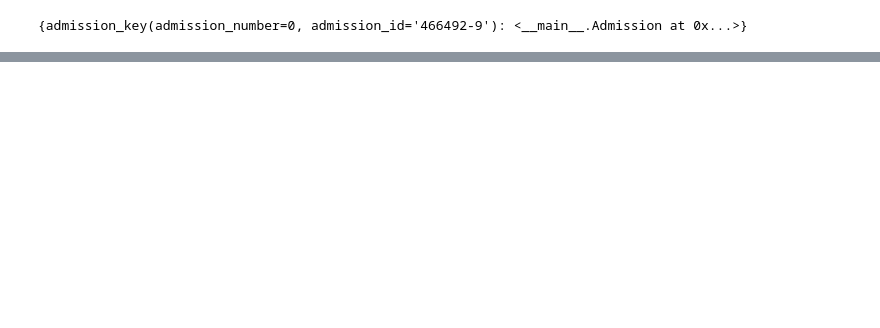
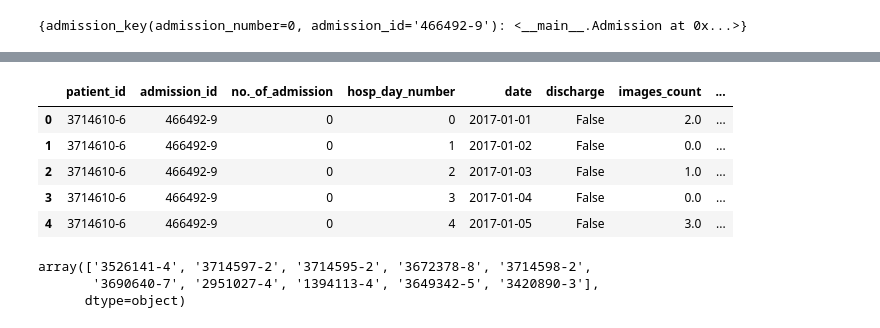
Before and after one commit to josedallavia/A-Machine-Learning-Approach-for-Optimization-of-Hospital-Bed-Utilization, a Jupyter notebook: Draft_hospital_classes.ipynb, the cells around one changed output, grey strips where cells are left out. Saved outputs shown, nothing was run; the diff lists cells and outputs as text; code cells hidden in the pictures; blank space fills up the shorter version.

```diff
--- a/Draft_hospital_classes.ipynb
+++ b/Draft_hospital_classes.ipynb
@@ -41,29 +34,31 @@ db['sectors_admissions'].sort_values(by=['patient_id','admission_id','sector_adm
 # %%
-from datetime import datetime
 class Patient:
     def __init__(self, patient_id):
         self.patient_id = patient_id
 
     def load_patient_data(self,db):
-        df = db['hospitalizations']
-        self.hospitalizations_data = df[df['patient_id'] == self.patient_id].sort_values(by='admission_date')
 
-        df = db['laboratory']
-        self.laboratory_data = df[df['patient_id'] == self.patient_id].sort_values(by=['admission_date',
-                                                                                      'labo_date'])
-
-        df = db['images']
-        self.images_data = df[df['patient_id'] == self.patient_id].sort_values(by=['admission_date',
-                                                                                  'image_date'])
-
-        df = db['surgeries']
-        self.surgeries_data = df[df['patient_id'] == self.patient_id].sort_values(by=['admission_date',
-                                                                                      'surgery_date'])
+        hosp = db['hospitalizations']
+        labo = db['laboratory']
+        imag  = db['images']
+        surg = db['surgeries']
+        sect = db['sectors_admissions']
 
 
-        df = db['sectors_admissions']
-        self.sectors_data = df[df['patient_id'] == self.patient_id].sort_values(by=['admission_id',
-                                                                                    'sector_admission_date'])
+        self.hospitalizations_data = hosp[hosp['patient_id'] == self.patient_id].sort_values(
+                                                                                by='admission_date')
+        self.laboratory_data = labo[labo['patient_id'] == self.patient_id].sort_values(
+                                                                                by=['admission_date',
+                                                                                'labo_date'])
+        self.images_data = imag[imag['patient_id'] == self.patient_id].sort_values(
+                                                                                by=['admission_date',
+                                                                                'image_date'])
+        self.surgeries_data = surg[surg['patient_id'] == self.patient_id].sort_values(
+                                                                                by=['admission_date',
+                                                                                'surgery_date'])
+        self.sectors_data = sect[sect['patient_id'] == self.patient_id].sort_values(
+                                                                                by=['admission_id',
+                                                                                'sector_admission_date'])
 
     @property
     def admission_history(self):
@@ -480,0 +319,11 @@ for admission_id in paciente.admissions:
+# %%
+patient_clinic_history = patient.get_historic_records()
+# %%
+patient_clinic_history.head()
+# %% [output]
+|  | patient_id | admission_id | no._of_admission | hosp_day_number | date | discharge | images_count | ... |
+| 0 | 3714610-6 | 466492-9 | 0 | 0 | 2017-01-01 | False | 2.0 | ... |
+| 1 | 3714610-6 | 466492-9 | 0 | 1 | 2017-01-02 | False | 0.0 | ... |
+| 2 | 3714610-6 | 466492-9 | 0 | 2 | 2017-01-03 | False | 1.0 | ... |
+| 3 | 3714610-6 | 466492-9 | 0 | 3 | 2017-01-04 | False | 0.0 | ... |
+| 4 | 3714610-6 | 466492-9 | 0 | 4 | 2017-01-05 | False | 3.0 | ... |
@@ -480,0 +332,6 @@ for admission_id in paciente.admissions:
+# %%
+patients
+# %% [output]
+array(['3526141-4', '3714597-2', '3714595-2', '3672378-8', '3714598-2',
+       '3690640-7', '2951027-4', '1394113-4', '3649342-5', '3420890-3'],
+      dtype=object)
```
Also changed, not shown: parts of 33 cells of this notebook.
